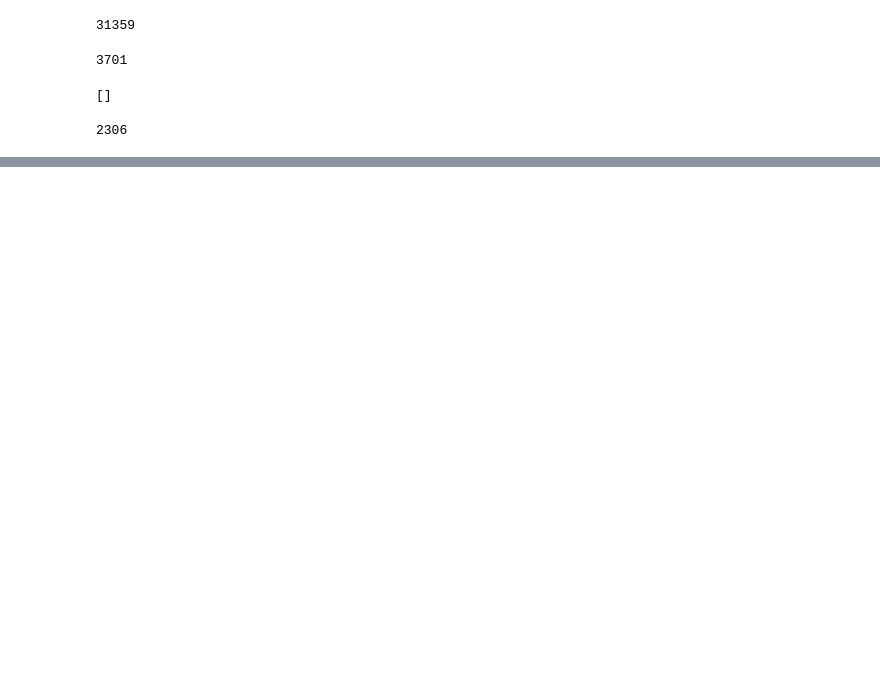
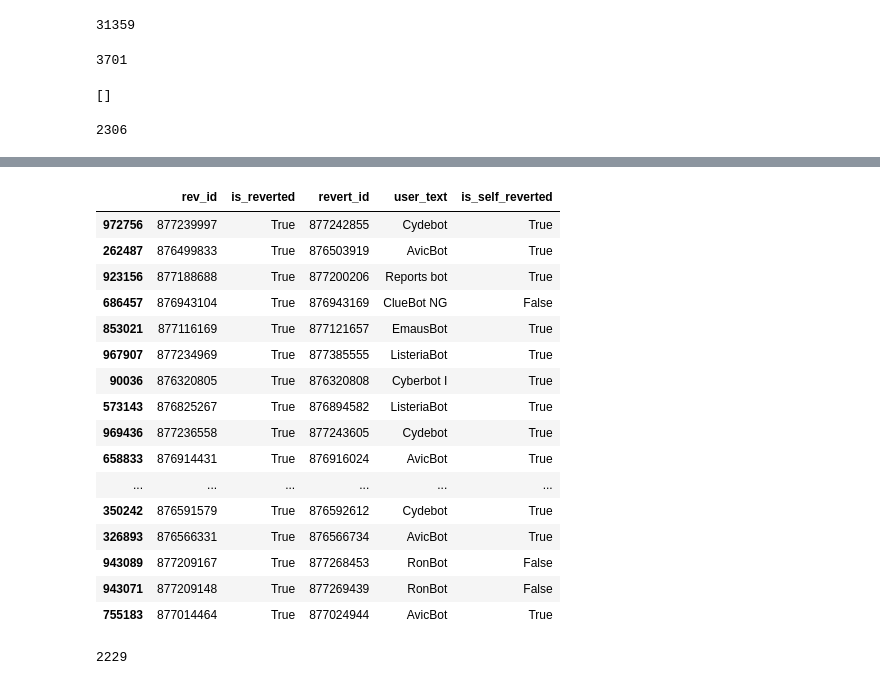
Before and after one commit to levon003/wiki-ores-feedback, a Jupyter notebook: reu2021/analysis_abby.ipynb, the cells around one changed output, grey strips where cells are left out. Cells and saved outputs as stored; diff of their text form; code cells hidden in the pictures; blank space fills up the shorter version.

```diff
--- a/reu2021/analysis_abby.ipynb
+++ b/reu2021/analysis_abby.ipynb
@@ -456,0 +508,20 @@ SyntaxError: cannot assign to function call (<ipython-input-146-9bb306091588>, l
+# %%
+df_bots[["rev_id", 'is_reverted', "revert_id", "user_text","is_self_reverted"]].sample(n=20)
+# %% [output]
+|  | rev_id | is_reverted | revert_id | user_text | is_self_reverted |
+| 972756 | 877239997 | True | 877242855 | Cydebot | True |
+| 262487 | 876499833 | True | 876503919 | AvicBot | True |
+| 923156 | 877188688 | True | 877200206 | Reports bot | True |
+| 686457 | 876943104 | True | 876943169 | ClueBot NG | False |
+| 853021 | 877116169 | True | 877121657 | EmausBot | True |
+| 967907 | 877234969 | True | 877385555 | ListeriaBot | True |
+| 90036 | 876320805 | True | 876320808 | Cyberbot I | True |
+| 573143 | 876825267 | True | 876894582 | ListeriaBot | True |
+| 969436 | 877236558 | True | 877243605 | Cydebot | True |
+| 658833 | 876914431 | True | 876916024 | AvicBot | True |
+| ... | ... | ... | ... | ... | ... |
+| 350242 | 876591579 | True | 876592612 | Cydebot | True |
+| 326893 | 876566331 | True | 876566734 | AvicBot | True |
+| 943089 | 877209167 | True | 877268453 | RonBot | False |
+| 943071 | 877209148 | True | 877269439 | RonBot | False |
+| 755183 | 877014464 | True | 877024944 | AvicBot | True |
@@ -456,0 +534,6 @@ SyntaxError: cannot assign to function call (<ipython-input-146-9bb306091588>, l
+# %%
+# the vast majority of bot-bot reverts are self_reverts - perhaps bots cleaning up after themselves?
+
+len(reverting_user_is_bot[reverting_user_is_bot.is_self_revert==True])
+# %% [output]
+2229
```
Also changed, not shown: parts of 12 cells of this notebook.
